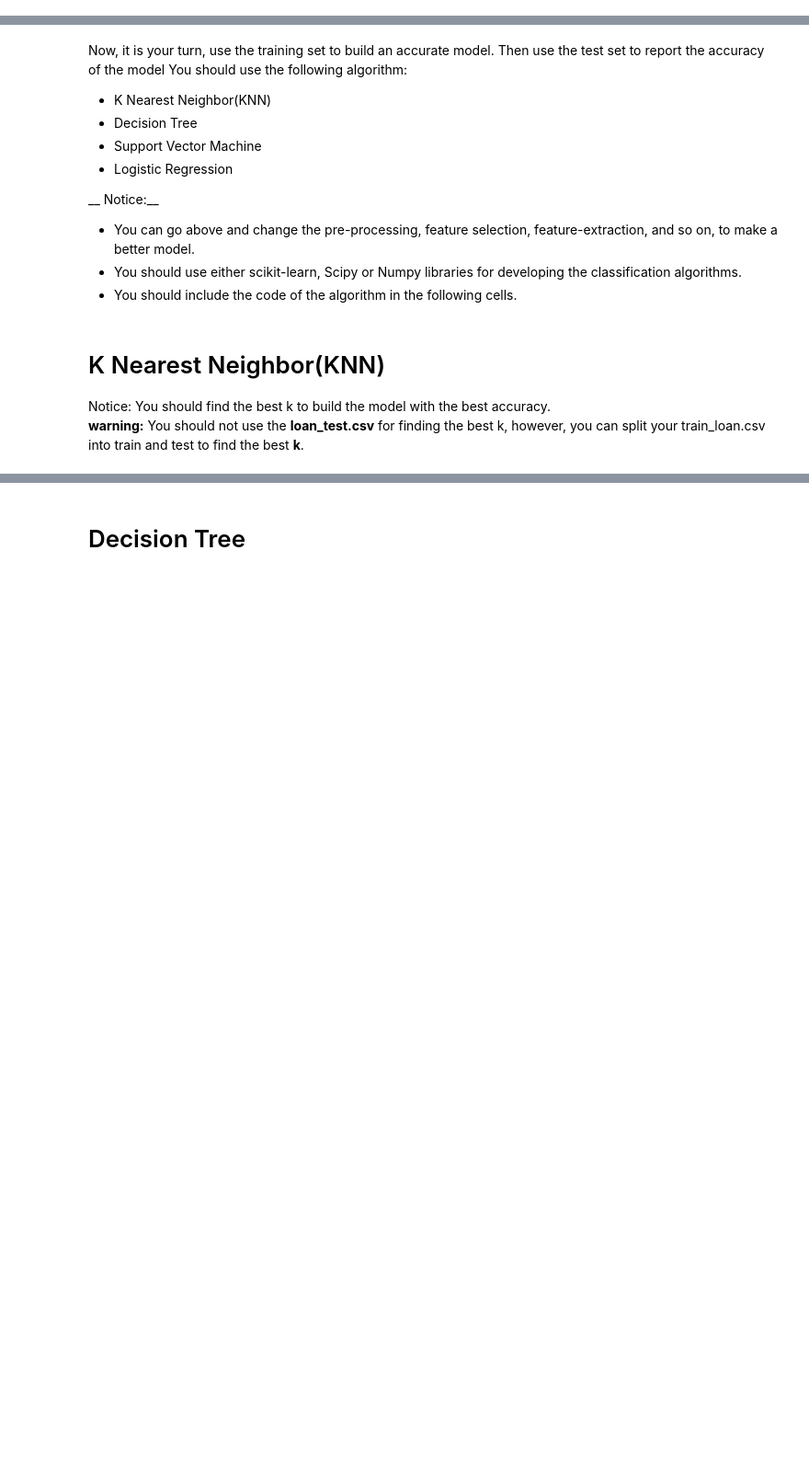
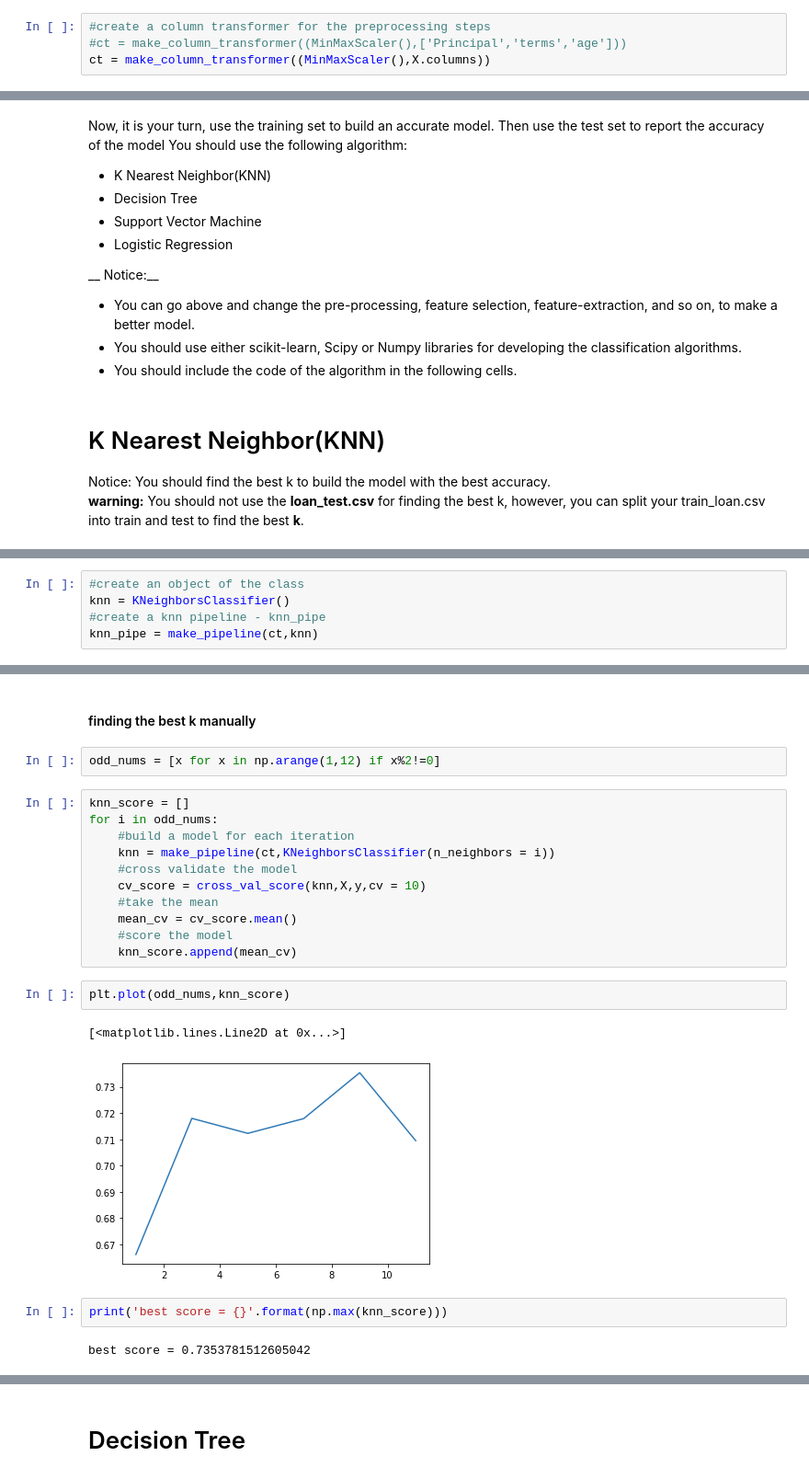
Before and after one commit to mk-armah/ibm-ai-engineering, a Jupyter notebook: IBM Machine Learning final project.ipynb, the cells around one changed output, grey strips where cells are left out. Shown: that part at 92% size. Cells and saved outputs as stored; diff of their text form; blank space fills up the shorter version.

```diff
--- a/IBM Machine Learning final project.ipynb
+++ b/IBM Machine Learning final project.ipynb
@@ -149,3 +314,7 @@ X[0:5]
+# %%
+#create a column transformer for the preprocessing steps
+#ct = make_column_transformer((MinMaxScaler(),['Principal','terms','age']))
+ct = make_column_transformer((MinMaxScaler(),X.columns))
 # %% [markdown]
 # Classification
 # %% [markdown]
@@ -169,0 +342,5 @@ Notice: You should find the best k to build the model with the best accuracy.\
+# %%
+#create an object of the class
+knn = KNeighborsClassifier()
+#create a knn pipeline - knn_pipe
+knn_pipe = make_pipeline(ct,knn)
@@ -169,0 +356,24 @@ Notice: You should find the best k to build the model with the best accuracy.\
+# %% [markdown]
+#### finding the best k manually
+# %%
+odd_nums = [x for x in np.arange(1,12) if x%2!=0]
+# %%
+knn_score = []
+for i in odd_nums:
+    #build a model for each iteration
+    knn = make_pipeline(ct,KNeighborsClassifier(n_neighbors = i))
+    #cross validate the model
+    cv_score = cross_val_score(knn,X,y,cv = 10)
+    #take the mean
+    mean_cv = cv_score.mean()
+    #score the model
+    knn_score.append(mean_cv)
+# %%
+plt.plot(odd_nums,knn_score)
+# %% [output]
+[<matplotlib.lines.Line2D at 0x...>]
+[figure, added]
+# %%
+print('best score = {}'.format(np.max(knn_score)))
+# %% [output]
+best score = 0.7353781512605042
```
Also changed, not shown: parts of 79 cells of this notebook.
